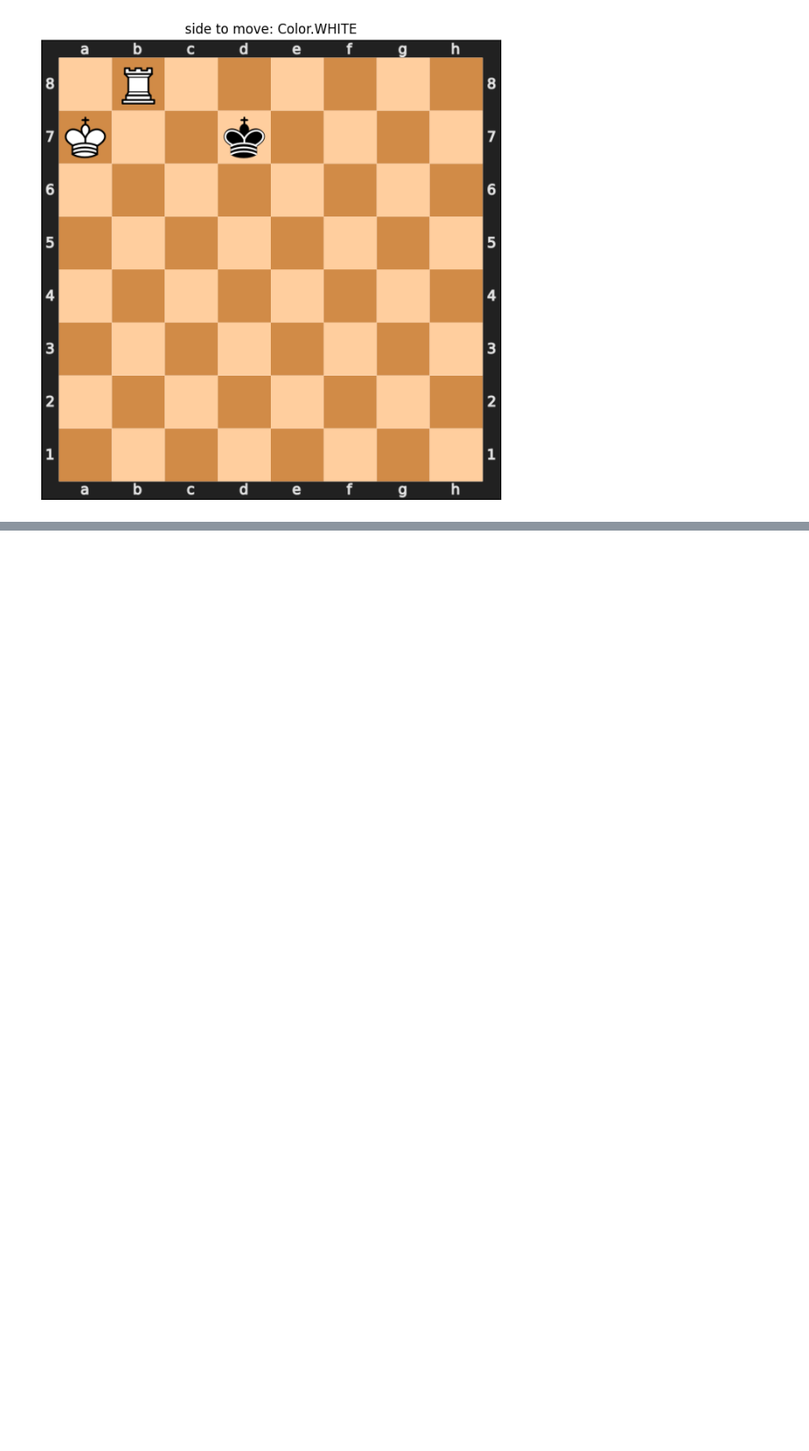
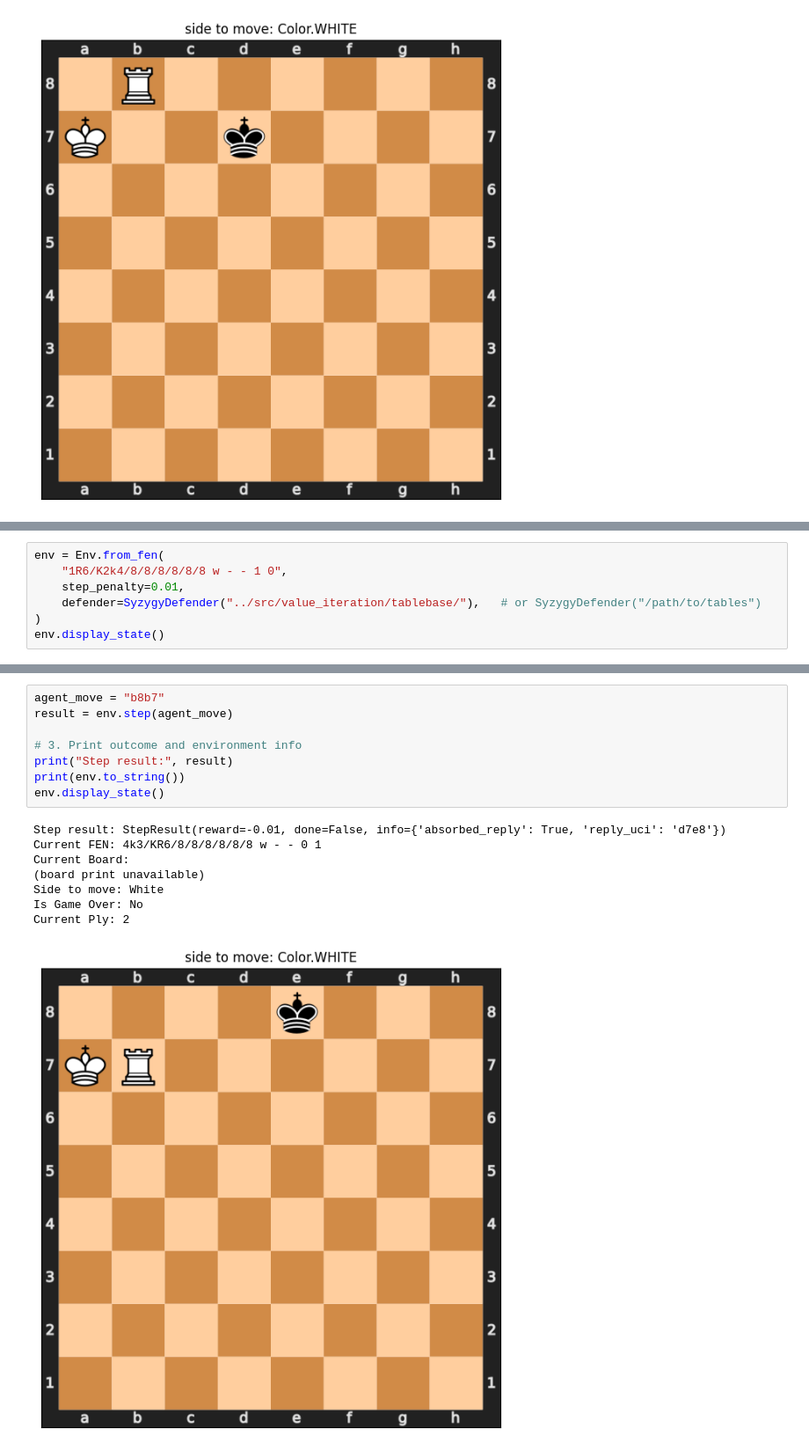
Before and after one commit to giovanni-lucarelli/chess, a Jupyter notebook: doc/man.ipynb, the cells around one changed output, grey strips where cells are left out. Shown at 88% size. Cells and saved outputs as stored; diff of their text form; blank space fills up the shorter version.

```diff
--- a/doc/man.ipynb
+++ b/doc/man.ipynb
@@ -66,0 +68,7 @@ is insufficient material(): False
+# %%
+env = Env.from_fen(
+    "1R6/K2k4/8/8/8/8/8/8 w - - 1 0",
+    step_penalty=0.01,
+    defender=SyzygyDefender("../src/value_iteration/tablebase/"),   # or SyzygyDefender("/path/to/tables")
+)
+env.display_state()
@@ -66,0 +77,17 @@ is insufficient material(): False
+# %%
+agent_move = "b8b7"
+result = env.step(agent_move)
+
+# 3. Print outcome and environment info
+print("Step result:", result)
+print(env.to_string())
+env.display_state()
+# %% [output]
+Step result: StepResult(reward=-0.01, done=False, info={'absorbed_reply': True, 'reply_uci': 'd7e8'})
+Current FEN: 4k3/KR6/8/8/8/8/8/8 w - - 0 1
+Current Board:
+(board print unavailable)
+Side to move: White
+Is Game Over: No
+Current Ply: 2
+[figure, added]
```
Also changed, not shown: parts of 12 cells of this notebook, 1 other file.
